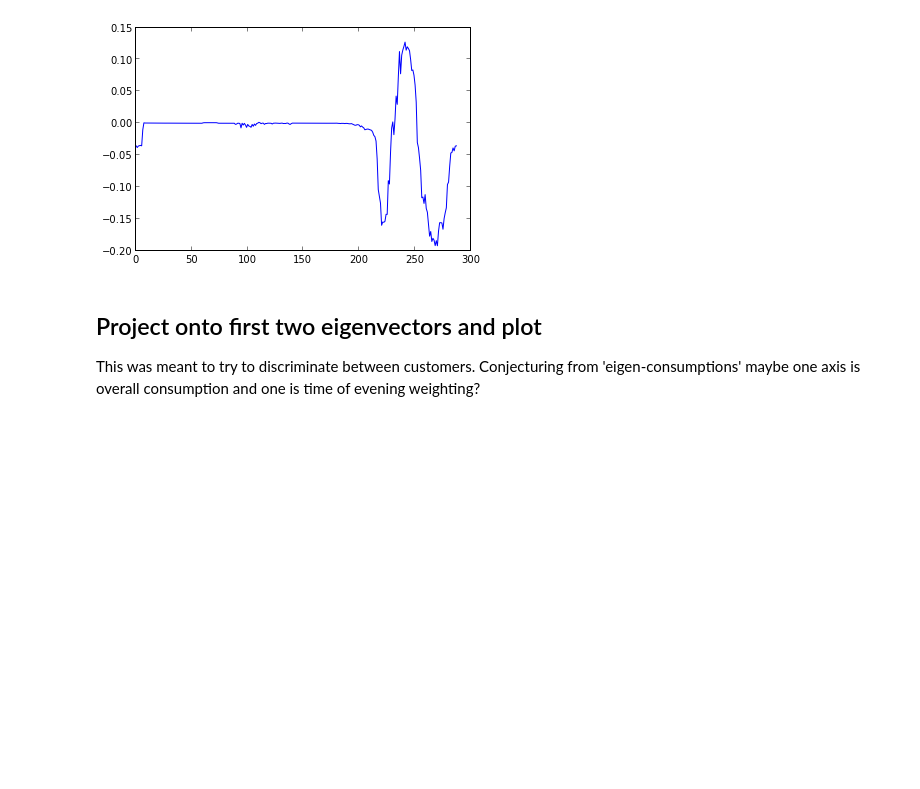
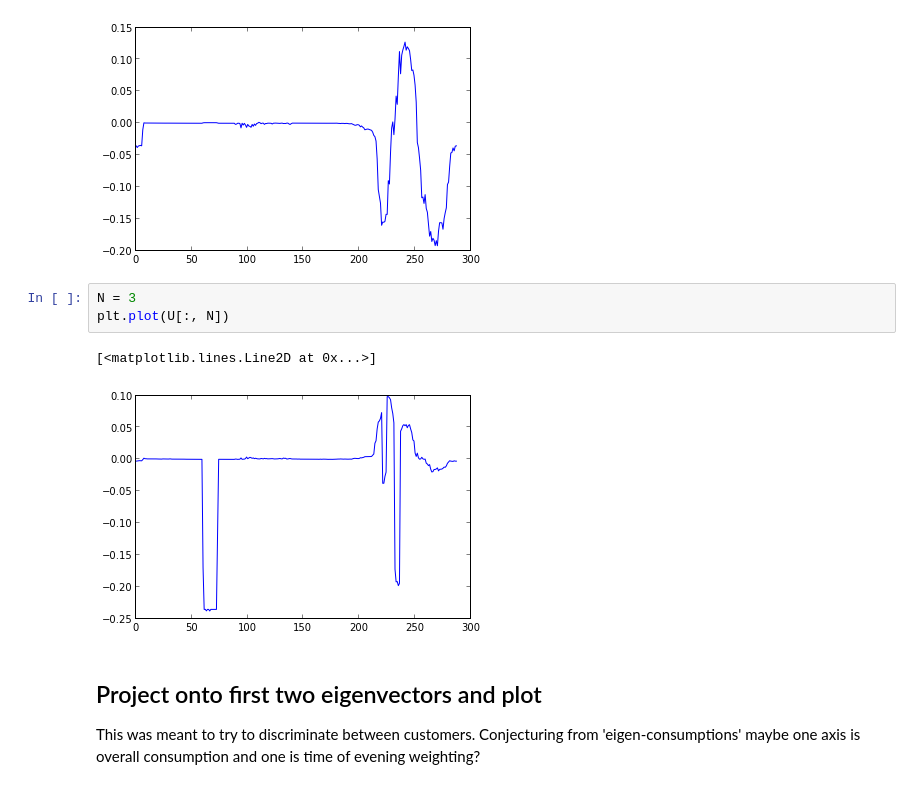
Before and after one commit to SEL-Columbia/sd_card_analysis, a Jupyter notebook: python/average_timeseries_PCA.ipynb, the cells around one changed output. Cells and saved outputs as stored; diff of their text form; blank space fills up the shorter version.

```diff
--- a/python/average_timeseries_PCA.ipynb
+++ b/python/average_timeseries_PCA.ipynb
@@ -81,6 +81,12 @@ plt.plot(U[:, N])
 # %% [output]
 [<matplotlib.lines.Line2D at 0x...>]
 [figure]
+# %%
+N = 3
+plt.plot(U[:, N])
+# %% [output]
+[<matplotlib.lines.Line2D at 0x...>]
+[figure, added]
 # %% [markdown]
 ## Project onto first two eigenvectors and plot
 
```
Also changed, not shown: parts of 7 cells of this notebook.
